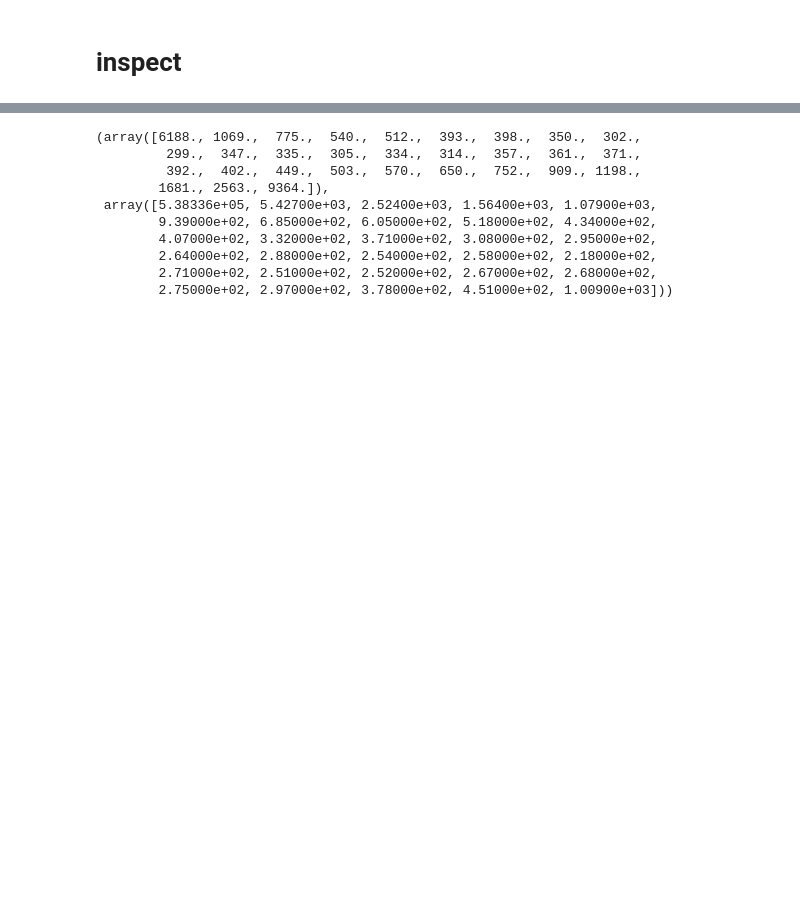
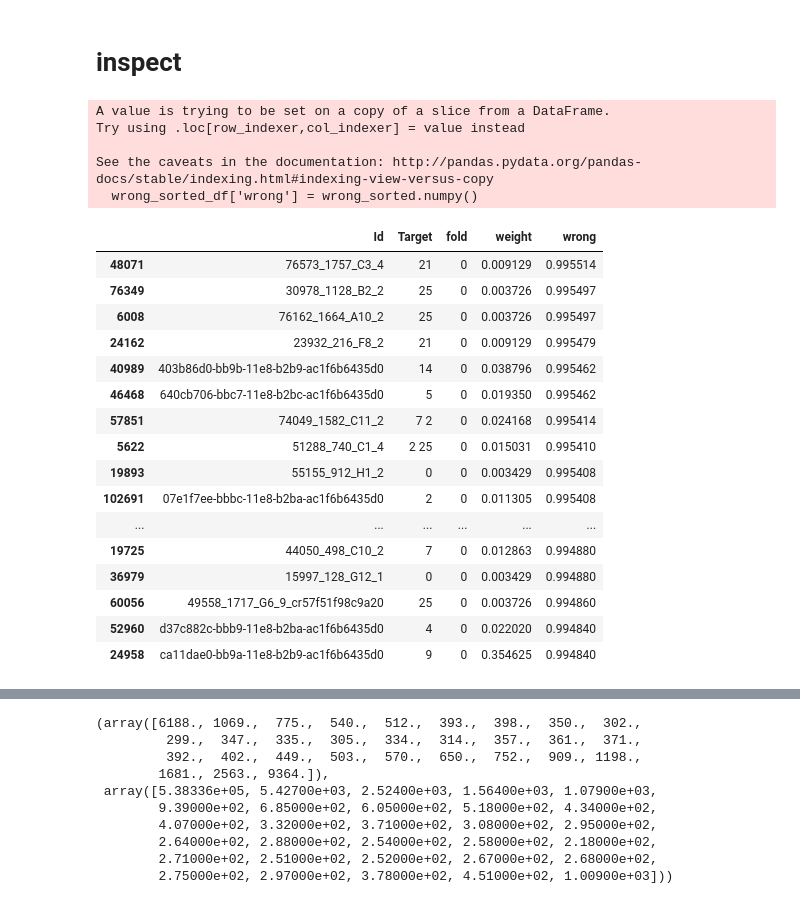
Before and after one commit to aboluo11/protein, a Jupyter notebook: main.ipynb, the cells around one changed output, grey strips where cells are left out. Cells and saved outputs as stored; diff of their text form; code cells hidden in the pictures; blank space fills up the shorter version.

```diff
--- a/main.ipynb
+++ b/main.ipynb
@@ -194,0 +240,28 @@ best metric: 0.597711
+# %%
+most_wrong_val_df = most_wrong(logits, targets, val_ds.df)
+# %% [output]
+A value is trying to be set on a copy of a slice from a DataFrame.
+Try using .loc[row_indexer,col_indexer] = value instead
+
+See the caveats in the documentation: http://pandas.pydata.org/pandas-docs/stable/indexing.html#indexing-view-versus-copy
+  wrong_sorted_df['wrong'] = wrong_sorted.numpy()
+# %%
+most_wrong_val_df[1000:1050]
+# %% [output]
+|  | Id | Target | fold | weight | wrong |
+| 48071 | 76573_1757_C3_4 | 21 | 0 | 0.009129 | 0.995514 |
+| 76349 | 30978_1128_B2_2 | 25 | 0 | 0.003726 | 0.995497 |
+| 6008 | 76162_1664_A10_2 | 25 | 0 | 0.003726 | 0.995497 |
+| 24162 | 23932_216_F8_2 | 21 | 0 | 0.009129 | 0.995479 |
+| 40989 | 403b86d0-bb9b-11e8-b2b9-ac1f6b6435d0 | 14 | 0 | 0.038796 | 0.995462 |
+| 46468 | 640cb706-bbc7-11e8-b2bc-ac1f6b6435d0 | 5 | 0 | 0.019350 | 0.995462 |
+| 57851 | 74049_1582_C11_2 | 7 2 | 0 | 0.024168 | 0.995414 |
+| 5622 | 51288_740_C1_4 | 2 25 | 0 | 0.015031 | 0.995410 |
+| 19893 | 55155_912_H1_2 | 0 | 0 | 0.003429 | 0.995408 |
+| 102691 | 07e1f7ee-bbbc-11e8-b2ba-ac1f6b6435d0 | 2 | 0 | 0.011305 | 0.995408 |
+| ... | ... | ... | ... | ... | ... |
+| 19725 | 44050_498_C10_2 | 7 | 0 | 0.012863 | 0.994880 |
+| 36979 | 15997_128_G12_1 | 0 | 0 | 0.003429 | 0.994880 |
+| 60056 | 49558_1717_G6_9_cr57f51f98c9a20 | 25 | 0 | 0.003726 | 0.994860 |
+| 52960 | d37c882c-bbb9-11e8-b2ba-ac1f6b6435d0 | 4 | 0 | 0.022020 | 0.994840 |
+| 24958 | ca11dae0-bb9a-11e8-b2b9-ac1f6b6435d0 | 9 | 0 | 0.354625 | 0.994840 |
```
Also changed, not shown: parts of 28 cells of this notebook, 3 other files.
